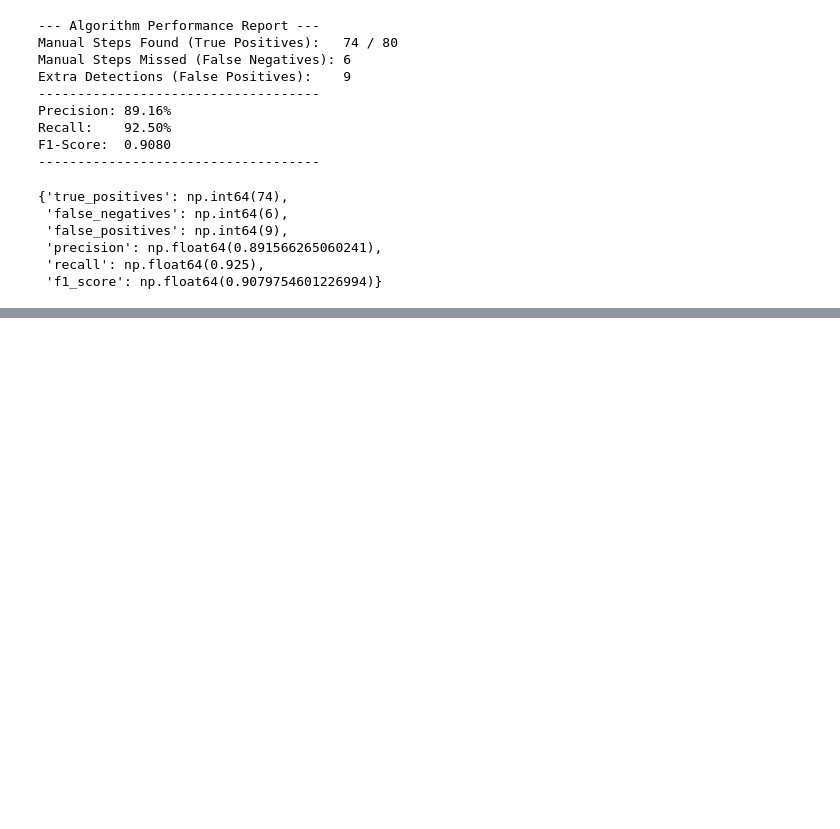
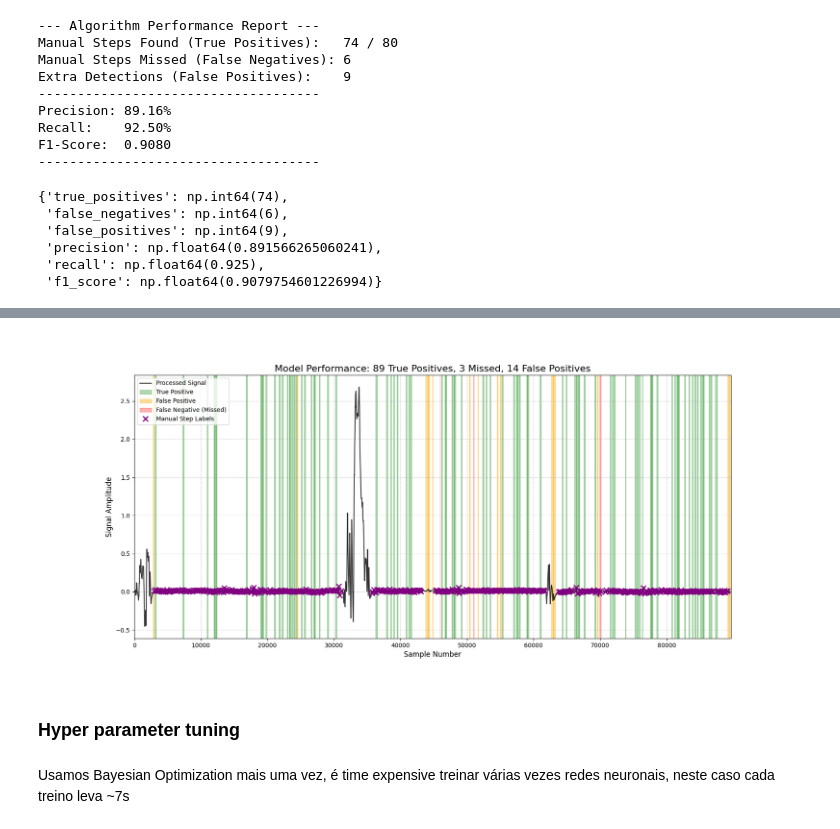
Before and after one commit to farrucho/StepCounter-TSC, a Jupyter notebook: analisar/main.ipynb, the cells around one changed output, grey strips where cells are left out. Drawn from its saved outputs; the diff is of its cells as text; code cells hidden in the pictures; blank space fills up the shorter version.

```diff
--- a/analisar/main.ipynb
+++ b/analisar/main.ipynb
@@ -876,0 +1081,51 @@ F1-Score: 0.9080 (Precision: 89.16%, Recall: 92.50%)
+# %%
+
+# =================================================================
+# 7. NEW: DETAILED VISUALIZATION OF MODEL PERFORMANCE
+# =================================================================
+plt.figure(figsize=(18, 8))
+
+# --- Plot the main signal ---
+plt.plot(signal, color='black', label='Processed Signal', zorder=2, alpha=0.8)
+
+# --- Plot the results using shaded areas ---
+# True Positives (Green)
+for i, interval in enumerate(true_positive_intervals):
+    label = 'True Positive' if i == 0 else ""
+    plt.axvspan(interval[0], interval[1], color='green', alpha=0.3, label=label, zorder=1)
+
+# False Positives (Orange) - The model said "step" but it wasn't
+for i, interval in enumerate(false_positive_intervals):
+    label = 'False Positive' if i == 0 else ""
+    plt.axvspan(interval[0], interval[1], color='orange', alpha=0.4, label=label, zorder=1)
+
+# False Negatives (Red) - A real step that the model missed
+for i, interval in enumerate(false_negative_intervals):
+    label = 'False Negative (Missed)' if i == 0 else ""
+    plt.axvspan(interval[0], interval[1], color='red', alpha=0.3, label=label, zorder=1)
+
+# --- Plot ground truth for reference ---
+plt.plot(manual_steps_list, signal[manual_steps_list], 'x', color='purple', markersize=8, mew=2, label='Manual Step Labels', zorder=5)
+
+
+# --- Final Touches ---
+title = f"Model Performance: {len(true_positive_intervals)} True Positives, {len(false_negative_intervals)} Missed, {len(false_positive_intervals)} False Positives"
+plt.title(title, fontsize=16)
+plt.xlabel("Sample Number", fontsize=12)
+plt.ylabel("Signal Amplitude", fontsize=12)
+plt.legend(fontsize=10)
+plt.grid(True, linestyle='--', alpha=0.6)
+
+# Optional: Zoom into the area covered by the test set to see details
+if len(intervals_test) > 0:
+    plot_start = intervals_test[:, 0].min() - 200
+    plot_end = intervals_test[:, 1].max() + 200
+    plt.xlim(max(0, plot_start), min(len(signal), plot_end))
+
+plt.show()
+# %% [output]
+[figure, added]
+# %% [markdown]
+### Hyper parameter tuning
+# %% [markdown]
+Usamos Bayesian Optimization mais uma vez, é time expensive treinar várias vezes redes neuronais, neste caso cada treino leva ~7s
```
Also changed, not shown: parts of 15 cells of this notebook, 5 other files.
